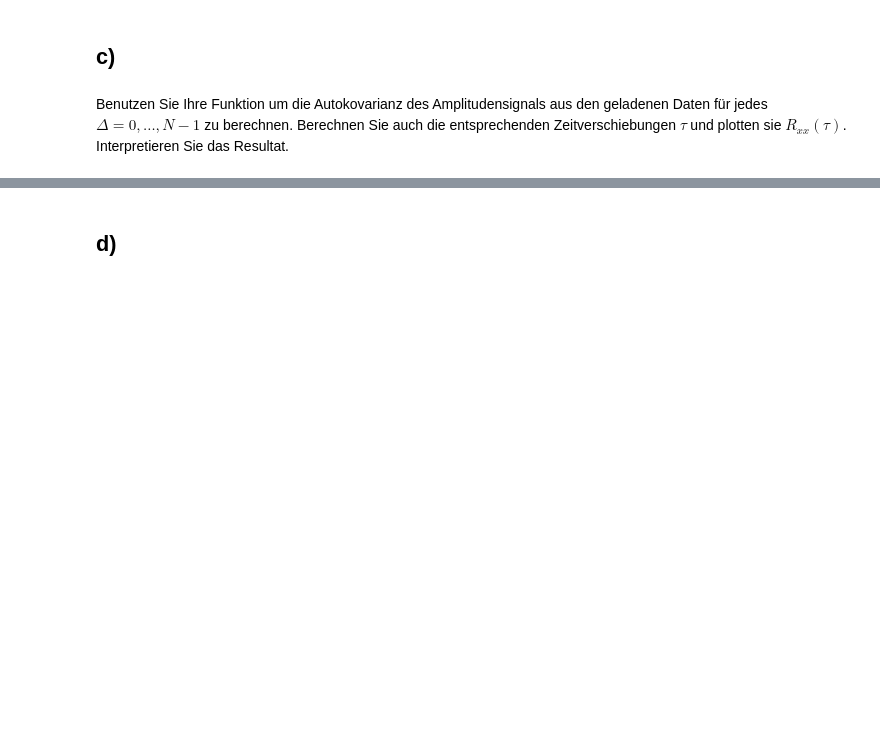
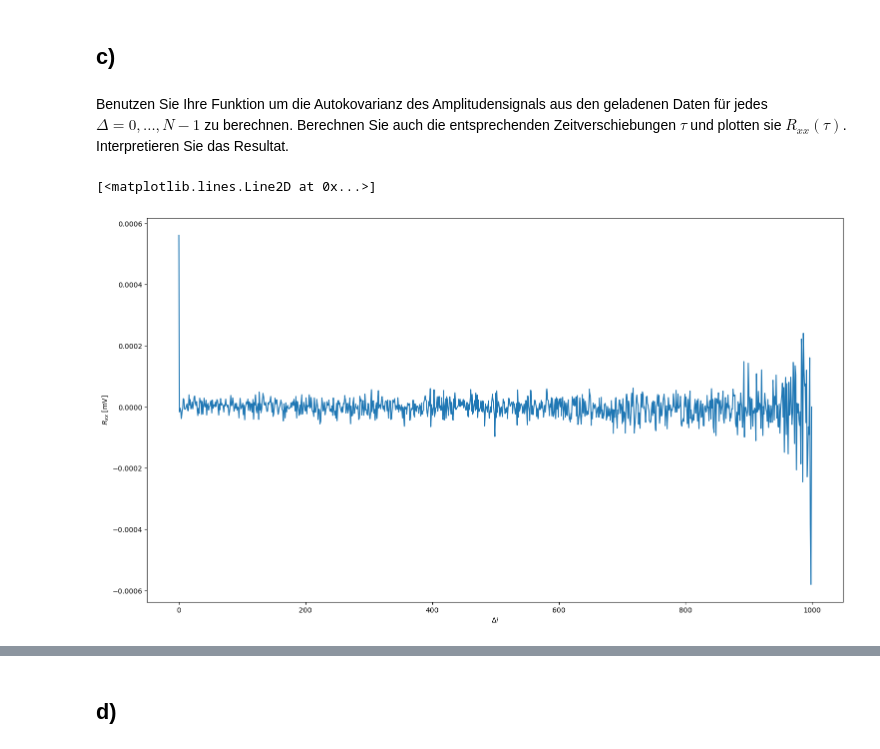
Before and after one commit to fflopsi/datenanalyse, a Jupyter notebook: exercises/05/Aufgabenblatt 5.ipynb, the cells around one changed output, grey strips where cells are left out. Cells and saved outputs as stored; diff of their text form; code cells hidden in the pictures; blank space fills up the shorter version.

```diff
--- a/exercises/05/Aufgabenblatt 5.ipynb
+++ b/exercises/05/Aufgabenblatt 5.ipynb
@@ -68,7 +178,27 @@ eines Datenarrays $x$ mit $N$ Punkten berechnet, die in gleichmässigen Zeitabst
 - Die Verschiebung $\Delta i$ gibt hier an, um wie viele Stellen der Arrayindex verschoben wird. Die entsprechende zeitliche Verschiebung ist $\tau = t[\Delta i] - t[0]$, wenn $t$ das Array für die Zeitachse ist.
 - Die Summe geht von 0 bis $N - \Delta i - 1$, damit der Arrayindex $i + \Delta i$ immer kleiner als $N$ ist.
 - Im Nenner steht dementsprechend $N - \Delta i$, da dies die Anzahl Terme in der Summe ist.
+# %%
+def my_autocov(arr, delta):
+    rxx = 0
+    for i in range(len(arr) - delta - 1):
+        rxx += (arr[i] - np.mean(arr)) * (arr[i + delta] - np.mean(arr))
+    rxx /= len(arr) - delta
+    return rxx
 # %% [markdown]
 ## c)
 # %% [markdown]
 Benutzen Sie Ihre Funktion um die Autokovarianz des Amplitudensignals aus den geladenen Daten für jedes $\Delta = 0, \dots, N-1$ zu berechnen. Berechnen Sie auch die entsprechenden Zeitverschiebungen $\tau$ und plotten sie $R_{xx}(\tau)$. Interpretieren Sie das Resultat.
+# %%
+autocovs = np.zeros(len(a))
+
+for i in range(len(a)):
+    autocovs[i] = my_autocov(a, i)
+
+fig, ax = plt.subplots(figsize=(18,10))
+ax.set_xlabel('$\Delta i$')
+ax.set_ylabel('$R_{xx}$ [mV]')
+ax.plot(range(len(a)), autocovs)
+# %% [output]
+[<matplotlib.lines.Line2D at 0x...>]
+[figure, added]
```
Also changed, not shown: parts of 9 cells of this notebook.
